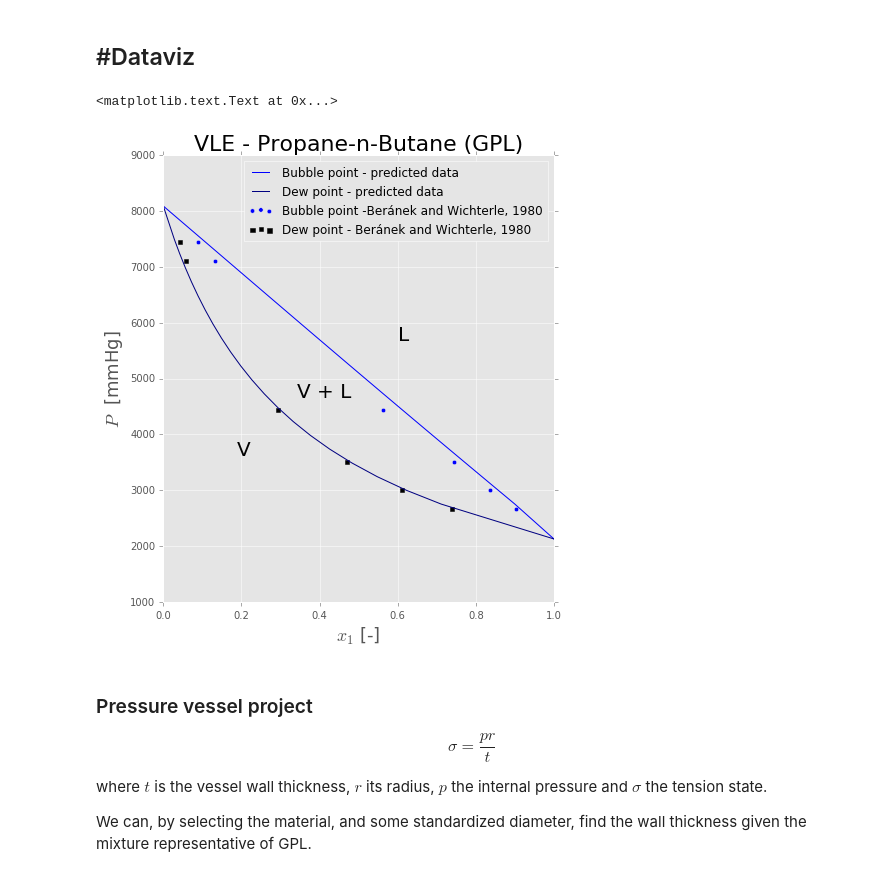
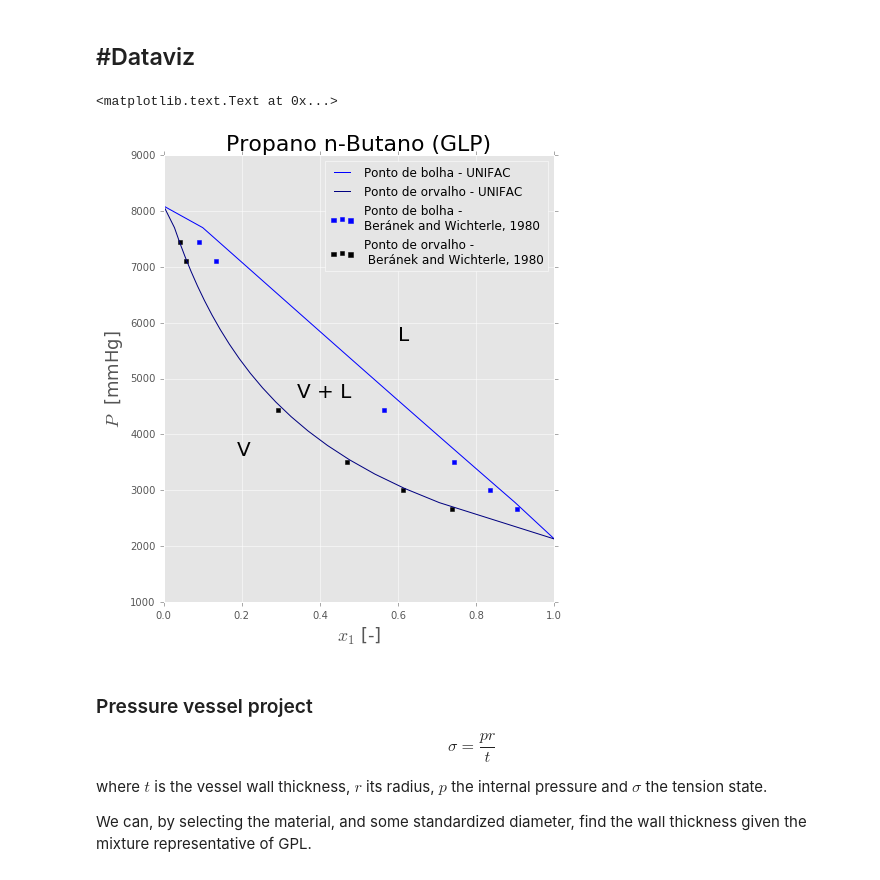
Before and after one commit to CSXHZX/thermodynamics, a Jupyter notebook: termo.ipynb, the cells around one changed output. Drawn from its saved outputs; the diff is of its cells as text; code cells hidden in the pictures.

```diff
--- a/termo.ipynb
+++ b/termo.ipynb
@@ -332,21 +329,14 @@ def phis(v,comp):
 # %%
 def sistema(v):
     yy, pp = v[0], v[1]
-    Z_f = opt.fsolve(Z_factor,1)
-    phis_v = phis(v,Z_f)
-    '''A_mult = pp / (R**2 * T**2)
-    B_mult = pp / (R * T)
-    A = A_mult * (yy**2 * a_prop + (1 - yy)**2 * a_but + yy * (1 - yy) * np.sqrt(a_but * a_prop))
-    B = B_mult * (yy * b_prop + (1 - yy) * b_but)
-    phi_prop_v = np.exp((B_mult * b_prop / B) * (Z_f - 1) - np.log(Z_f - B) - \
-                (A / (B * np.sqrt(8))) * np.log( (Z_f + B + np.sqrt(B)) /(Z_f + B - np.sqrt(B))) *\
-        (2 *A_mult *(yy * a_prop + (1-yy) * a_but)/A - (B_mult * b_prop) / B))
-    phi_but_v = np.exp((B_mult * b_but / B) * (Z_f - 1) - np.log(Z_f - B) - \
-                (A / (B * np.sqrt(8))) * np.log( (Z_f + B + np.sqrt(B)) /(Z_f + B - np.sqrt(B))) *\
-        (2 *A_mult *(yy * a_prop + (1-yy) * a_but)/A - (B_mult * b_but) / B))
-    print(A,B,Z_f, phi_prop_v,phi_but_v)'''
-    return(yy * pp * phis_v[0] - f_l_1, \
-          (1-yy) * pp * phis_v[1] - f_l_2)
+    if ideal == 0:
+        phi_prop_v,phi_but_v = phis(v)
+        return(yy * pp * phi_prop_v[0]  - f_l_1,
+          (1-yy) * pp * phi_but_v[0] - f_l_2)
+    else:
+        return(yy * pp - f_l_1,
+          (1-yy) * pp - f_l_2)
+
 
 T = 303.14
 act = []
@@ -369,6 +359,7 @@ for x in xx_molar:
 
 
 guess = (0, p_sat_prop)
+ideal = 0
 y1,p1 = [], []
 for i,x in enumerate(xx_molar):
     f_l_1 = x * act[i][0] * p_sat_prop
@@ -402,30 +391,37 @@ xd1 = np.array(list([i for j in xd1 for i in j]))
 # %%
 fig1 = plt.figure(figsize=(7,8))
 fig1.text(0.27, 0.38, "V", fontsize=20, color="k")
 fig1.text(0.39, 0.48, "V + L", fontsize=20, color="k")
 fig1.text(0.59, 0.58, "L", fontsize=20, color="k")
 ax1 = fig1.add_subplot(1,1,1)
-ax1.plot(1-xb1,pb1,color='blue',label=r"Bubble point - predicted data")
+ax1.plot(1-xb1,pb1,color='blue',label=r"Ponto de bolha - UNIFAC")
 #ax.scatter((1-xb),pb)
-ax1.plot(1-xd1,pdew1,color='navy',label=r"Dew point - predicted data")
+ax1.plot(1-xd1,pdew1,color='navy',label=r"Ponto de orvalho - UNIFAC")
 #ax.scatter(1-xd,pd)
 ax1.set_xlim([0,1])
-#ax.set_ylim([0,8000])
+#ax.set_ylim([0,10000])
 ax1.set_xlabel(r'$x_1$ [-]', fontsize=18)
 ax1.set_ylabel(r'$P$  [mmHg]', fontsize=18)
 
 ## artigo
 x_beranek = np.array([0.096, 0.164, 0.257, 0.437, 0.867, 0.910])
 y_beranek = np.array([0.261, 0.388, 0.530, 0.707, 0.942, 0.958])
 p_beranek = np.array([354, 400.5, 468.1, 591, 947.4, 993.5]) * kPatommHg
+p_err = np.array([1.56,1.58,1.69,0,0.14,0.56]) * p_beranek / 100
+#x_beranek = np.array([0.065, 0.133, 0.216, 0.411, 0.535, 0.691, 0.854, 0.903])
+#y_beranek = np.array([0.144, 0.267, 0.400, 0.601, 0.710, 0.833, 0.918, 0.944])
+#p_beranek = np.array([906.3, 1003.5, 1127.5, 1413.1, 1638.8, 1938.9, 2236.1, 2357.3]) * kPatommHg
 
-ax1.scatter(1-x_beranek,p_beranek,marker='o',label=r"Bubble point -Beránek and Wichterle, 1980")
-ax1.scatter(1-y_beranek,p_beranek,color='black',marker='s',label=r"Dew point - Beránek and Wichterle, 1980")
+
+ax1.scatter(1-x_beranek,p_beranek,color='blue',marker='s',s=20,\
+            label="Ponto de bolha - \nBeránek and Wichterle, 1980")
+ax1.scatter(1-y_beranek,p_beranek,color='black',marker='s',s=20,\
+            label="Ponto de orvalho -\n Beránek and Wichterle, 1980")
 ax1.legend(loc=1)
-ax1.set_title('VLE - Propane-n-Butane (GPL)',fontsize=22)
+ax1.set_title('Propano n-Butano (GLP)',fontsize=22)
 # %% [output]
 <matplotlib.text.Text at 0x...>
-[figure, old version]
+[figure, new version]
 # %% [markdown]
 ### Pressure vessel project
 
```
Also changed, not shown: parts of 7 cells of this notebook, 3 other files.
